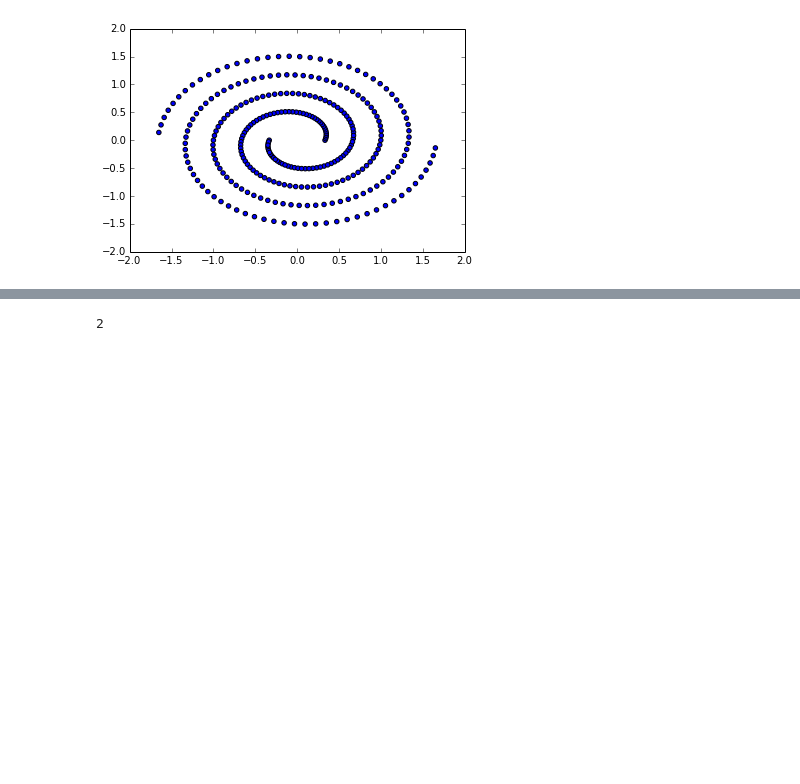
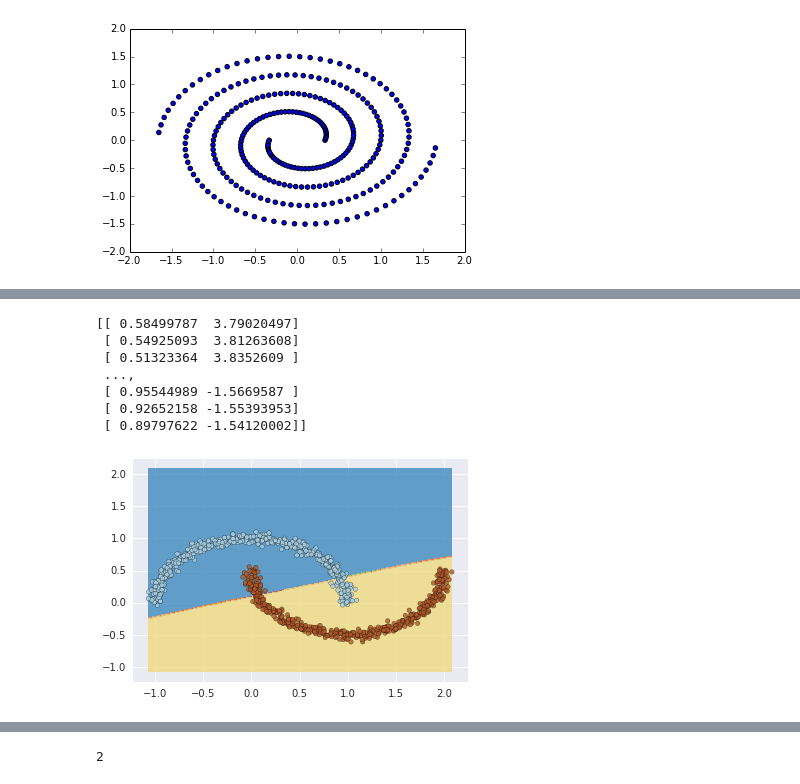
Before and after one commit to kudkudak/r2-learner, a Jupyter notebook: sketchbook.ipynb, the cells around one changed output, grey strips where cells are left out. Cells and saved outputs as stored; diff of their text form; code cells hidden in the pictures; blank space fills up the shorter version.

```diff
--- a/sketchbook.ipynb
+++ b/sketchbook.ipynb
@@ -191,3 +204,19 @@ R2SVMLearner(base_cls=<class '__main__.SVCWrapper'>, beta=0.1,
+# %%
+x, y = np.linspace(X.min(), X.max(), N),  np.linspace(X.min(), X.max(), N)
+xx, yy = np.meshgrid(x, y)
+z = model.predict(np.c_[xx.ravel(), yy.ravel()])
+plt.contourf(xx, yy, z.reshape(N,N), cmap=plt.cm.Paired, alpha=0.8)
+plt.scatter(X[:,0], X[:,1], c=Y,  cmap=plt.cm.Paired, alpha=0.8)
+plt.show()
+# %% [output]
+[[ 0.58499787  3.79020497]
+ [ 0.54925093  3.81263608]
+ [ 0.51323364  3.8352609 ]
+ ...,
+ [ 0.95544989 -1.5669587 ]
+ [ 0.92652158 -1.55393953]
+ [ 0.89797622 -1.54120002]]
+[figure, added]
 # %%
 X, Y = sklearn.datasets.make_moons(n_samples=1000, noise=0.04)
 %matplotlib inline
```
Also changed, not shown: parts of 5 cells of this notebook.
